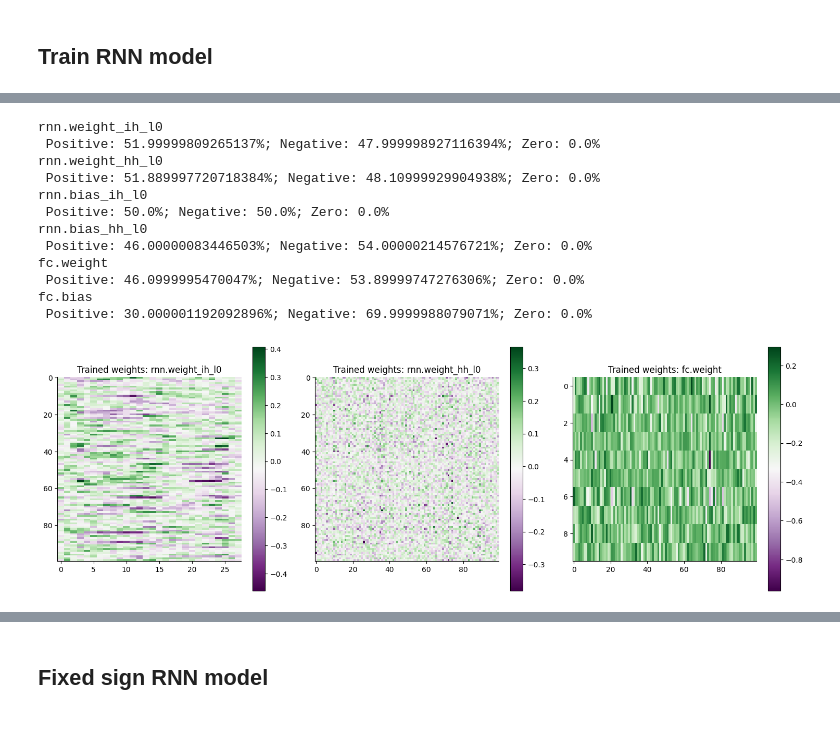
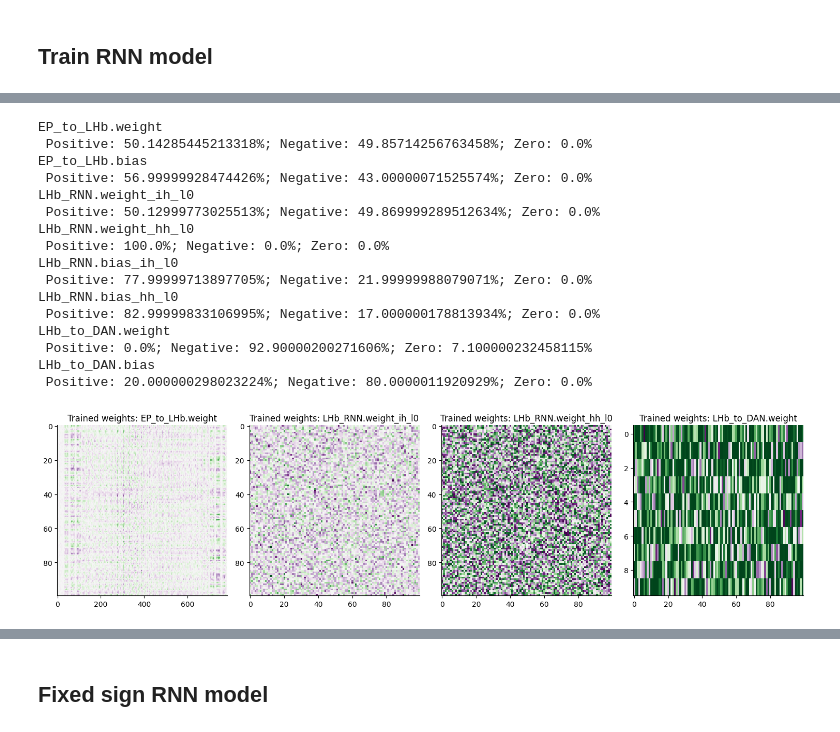
Before and after one commit to shunnnli/EP-LHb-model, a Jupyter notebook: RNN-SignFlip.ipynb, the cells around one changed output, grey strips where cells are left out. Drawn from its saved outputs; the diff is of its cells as text; code cells hidden in the pictures.

```diff
--- a/RNN-SignFlip.ipynb
+++ b/RNN-SignFlip.ipynb
@@ -169,29 +275,18 @@ output_size = 10 # number of output classes discrete range [0,9]
 num_epochs = 5 # 20 # number of times which the entire dataset is passed throughout the model
 lr = 1e-3 # size of step
 # %%
-corelease_net = RNN(input_size,hidden_size,output_size,fixed_sign=False)
-if torch.cuda.is_available():
-  corelease_net.cuda()
+corelease_net = EPLHb(input_size,hidden_size,output_size,
+                      fixed_sign=False,rnn=True,real_circuit=True)
+if torch.cuda.is_available(): corelease_net.cuda()
 
 # Initalize training details
 loss_function = nn.CrossEntropyLoss()
 # optimizer = gd(net.parameters(), lr=lr)
 optimizer = adam(corelease_net.parameters(), lr=lr)
-training_loss = []
+cr_training_loss = []
 # %%
 # Save the initial weights
-initial_params_corelease = {}
-for name, param in corelease_net.named_parameters():
-    if param.requires_grad:
-      print(name)
-      with torch.no_grad():
-        cur_data = param.data.detach().cpu().clone()
-        initial_params_corelease[name] = (cur_data)
-
-      frac_pos = 100*(torch.sum(cur_data > 0)/cur_data.numel()).numpy()
-      frac_zero = 100*(torch.sum(cur_data == 0)/cur_data.numel()).numpy()
-      frac_neg = 100*(torch.sum(cur_data < 0)/cur_data.numel()).numpy()
-      print(' Positive: ' + str(frac_pos) + '%; Negative: ' + str(frac_neg) + '%; Zero: ' + str(frac_zero) + '%')
+initial_params_corelease = corelease_net.record_params()
 
 # Plot initialized weights
 fig, axs = plt.subplots(1,int(len(initial_params_corelease)/2),figsize=(15, 5))
@@ -202,7 +297,7 @@ for key, value in initial_params_corelease.items():
     if "bias" in key: continue
     im = axs[ax].imshow(value.numpy(), cmap='PRGn', aspect=value.shape[1]/value.shape[0])
     axs[ax].set_title('Initial weights: ' + key)
-    plt.colorbar(im)
+    # plt.colorbar(im)
     ax += 1
 
 plt.tight_layout()
@@ -279,0 +323,7 @@ Iteration: 3000. Loss: 0.143981471657753. Accuracy: 95.0199966430664
+# %%
+# Train the network
+training_loss = corelease_net.train_model(num_epochs,train_loader,optimizer,loss='CrossEntropyLoss',print_epoch=True)
+cr_training_loss.extend(training_loss)
+
+# Plot training loss
+plt.plot(cr_training_loss)
@@ -280,46 +338,39 @@ Iteration: 3000. Loss: 0.143981471657753. Accuracy: 95.0199966430664
 # %%
 # Save the trianed parameters in paramList
-trained_params_corelease = {}
-for name, param in corelease_net.named_parameters():
-    if param.requires_grad:
-      print(name)
-      with torch.no_grad():
-        cur_data = param.data.detach().cpu().clone()
-        trained_params_corelease[name] = (cur_data)
-
-      frac_pos = 100*(torch.sum(cur_data > 0)/cur_data.numel()).numpy()
-      frac_zero = 100*(torch.sum(cur_data == 0)/cur_data.numel()).numpy()
-      frac_neg = 100*(torch.sum(cur_data < 0)/cur_data.numel()).numpy()
-      print(' Positive: ' + str(frac_pos) + '%; Negative: ' + str(frac_neg) + '%; Zero: ' + str(frac_zero) + '%')
+trained_params_corelease = corelease_net.record_params()
 
 # Plot initialized weights
 fig, axs = plt.subplots(1,int(len(trained_params_corelease)/2),figsize=(15, 5))
 plt.subplots_adjust(hspace=0.5)
 
 ax = 0
 for key, value in trained_params_corelease.items():
     if "bias" in key: continue
     im = axs[ax].imshow(value.numpy(), cmap='PRGn', aspect=value.shape[1]/value.shape[0])
     axs[ax].set_title('Trained weights: ' + key)
-    plt.colorbar(im)
+    # plt.colorbar(im)
     ax += 1
 
 plt.tight_layout()
 plt.show()
 # %% [output]
-rnn.weight_ih_l0
- Positive: 51.99999809265137%; Negative: 47.999998927116394%; Zero: 0.0%
-rnn.weight_hh_l0
- Positive: 51.889997720718384%; Negative: 48.10999929904938%; Zero: 0.0%
-rnn.bias_ih_l0
- Positive: 50.0%; Negative: 50.0%; Zero: 0.0%
-rnn.bias_hh_l0
- Positive: 46.00000083446503%; Negative: 54.00000214576721%; Zero: 0.0%
-fc.weight
- Positive: 46.0999995470047%; Negative: 53.89999747276306%; Zero: 0.0%
-fc.bias
- Positive: 30.000001192092896%; Negative: 69.9999988079071%; Zero: 0.0%
+EP_to_LHb.weight
+ Positive: 50.14285445213318%; Negative: 49.85714256763458%; Zero: 0.0%
+EP_to_LHb.bias
+ Positive: 56.99999928474426%; Negative: 43.00000071525574%; Zero: 0.0%
+LHb_RNN.weight_ih_l0
+ Positive: 50.12999773025513%; Negative: 49.869999289512634%; Zero: 0.0%
+LHb_RNN.weight_hh_l0
+ Positive: 100.0%; Negative: 0.0%; Zero: 0.0%
+LHb_RNN.bias_ih_l0
+ Positive: 77.99999713897705%; Negative: 21.99999988079071%; Zero: 0.0%
+LHb_RNN.bias_hh_l0
+ Positive: 82.99999833106995%; Negative: 17.000000178813934%; Zero: 0.0%
+LHb_to_DAN.weight
+ Positive: 0.0%; Negative: 92.90000200271606%; Zero: 7.100000232458115%
+LHb_to_DAN.bias
+ Positive: 20.000000298023224%; Negative: 80.0000011920929%; Zero: 0.0%
-[figure, old version]
+[figure, new version]
 # %%
 #@title What fraction of parameters flip sign?
 for key in initial_params_corelease:
```
Also changed, not shown: parts of 27 cells of this notebook, 1 other file.
